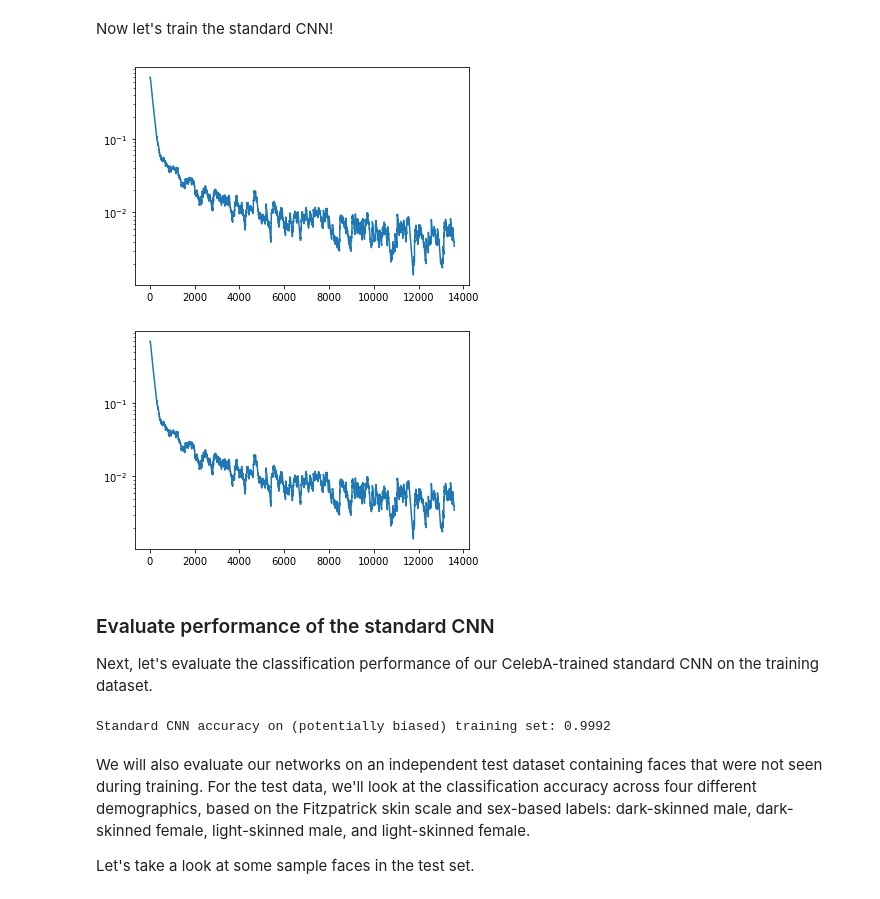
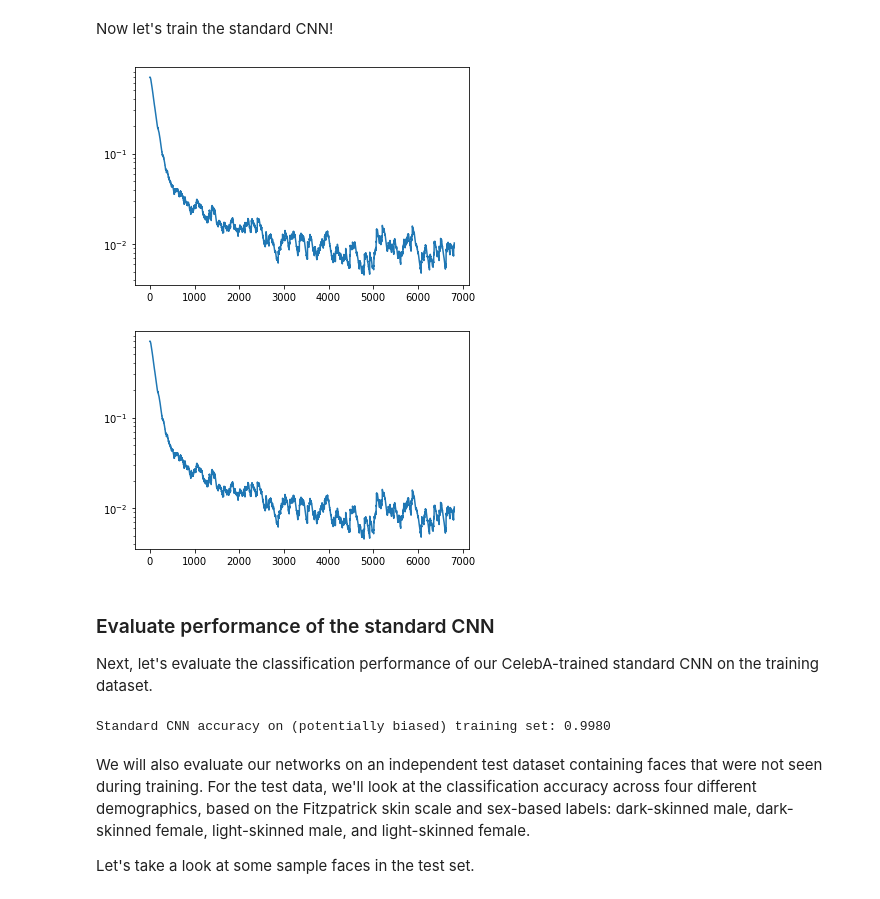
Before and after one commit to ameyas1/MIT_DeepLearningLab_Notebooks, a Jupyter notebook: Debiasing.ipynb, the cells around one changed output. Drawn from its saved outputs; the diff is of its cells as text; code cells hidden in the pictures.

```diff
--- a/Debiasing.ipynb
+++ b/Debiasing.ipynb
@@ -139,7 +139,7 @@ Like we did in the first part of the lab, we'll define our CNN model, and then t
 # %%
 ### Define the CNN model ###
 
-n_filters = 16 # base number of convolutional filters
+n_filters = 32 # base number of convolutional filters
 
 '''Function to define a standard CNN model'''
 def make_standard_classifier(n_outputs=1):
@@ -158,19 +158,19 @@ def make_standard_classifier(n_outputs=1):
     Conv2D(filters=3*n_filters, kernel_size=5,  strides=1),
     BatchNormalization(),
 
-    Conv2D(filters=4*n_filters, kernel_size=3,  strides=2),
+    Conv2D(filters=4*n_filters*2, kernel_size=3,  strides=2),
     BatchNormalization(),
 
-    Conv2D(filters=5*n_filters, kernel_size=3,  strides=1),
+    Conv2D(filters=5*n_filters*2, kernel_size=3,  strides=1),
     BatchNormalization(),
 
-    Conv2D(filters=6*n_filters, kernel_size=3,  strides=2),
+    Conv2D(filters=6*n_filters*2, kernel_size=3,  strides=2),
     BatchNormalization(),
 
 
 
     Flatten(),
-    Dense(512),
+    Dense(2048),
     Dense(n_outputs, activation=None),
   ])
   return model
@@ -183,40 +183,40 @@ Now let's train the standard CNN!
 
 # Training hyperparameters
 batch_size = 32
-num_epochs = 4  # keep small to run faster
+num_epochs = 2  # keep small to run faster
 learning_rate = 2e-4
 
 optimizer = tf.keras.optimizers.Adam(learning_rate) # define our optimizer
 loss_history = mdl.util.LossHistory(smoothing_factor=0.99) # to record loss evolution
 plotter = mdl.util.PeriodicPlotter(sec=2, scale='semilogy')
 if hasattr(tqdm, '_instances'): tqdm._instances.clear() # clear if it exists
 
 @tf.function
 def standard_train_step(x, y):
   with tf.GradientTape() as tape:
     # feed the images into the model
     logits = standard_classifier(x)
     # Compute the loss
     loss = tf.nn.sigmoid_cross_entropy_with_logits(labels=y, logits=logits)
 
   # Backpropagation
   grads = tape.gradient(loss, standard_classifier.trainable_variables)
   optimizer.apply_gradients(zip(grads, standard_classifier.trainable_variables))
   return loss
 
 # The training loop!
 for epoch in range(num_epochs):
   for idx in tqdm(range(loader.get_train_size()//batch_size)):
     # Grab a batch of training data and propagate through the network
     x, y = loader.get_batch(batch_size)
     loss = standard_train_step(x, y)
 
     # Record the loss and plot the evolution of the loss as a function of training
     loss_history.append(loss.numpy().mean())
     plotter.plot(loss_history.get())
 # %% [output]
-[figure, old version]
+[figure, new version]
-[figure, old version]
+[figure, new version]
 # %% [markdown]
 ### Evaluate performance of the standard CNN
 
@@ -232,7 +232,7 @@ acc_standard = tf.reduce_mean(tf.cast(tf.equal(batch_y, y_pred_standard), tf.flo
 
 print("Standard CNN accuracy on (potentially biased) training set: {:.4f}".format(acc_standard.numpy()))
 # %% [output]
-Standard CNN accuracy on (potentially biased) training set: 0.9992
+Standard CNN accuracy on (potentially biased) training set: 0.9980
 # %% [markdown]
 We will also evaluate our networks on an independent test dataset containing faces that were not seen during training. For the test data, we'll look at the classification accuracy across four different demographics, based on the Fitzpatrick skin scale and sex-based labels: dark-skinned male, dark-skinned female, light-skinned male, and light-skinned female.
 
```
Also changed, not shown: parts of 8 cells of this notebook.
